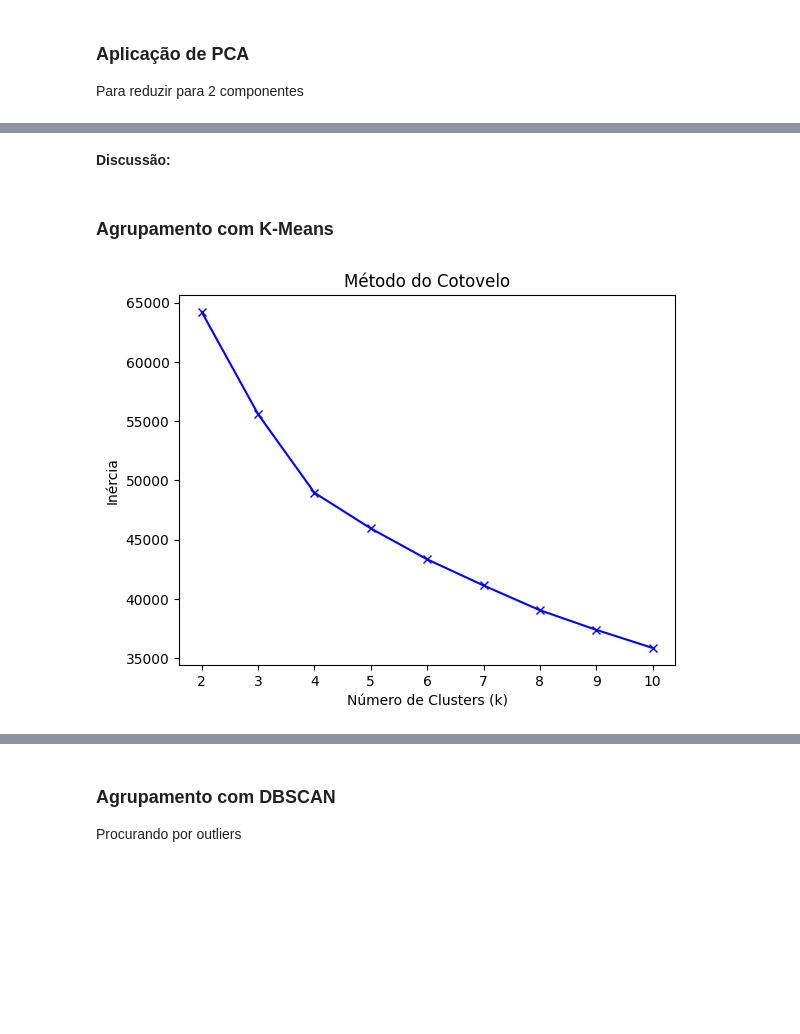
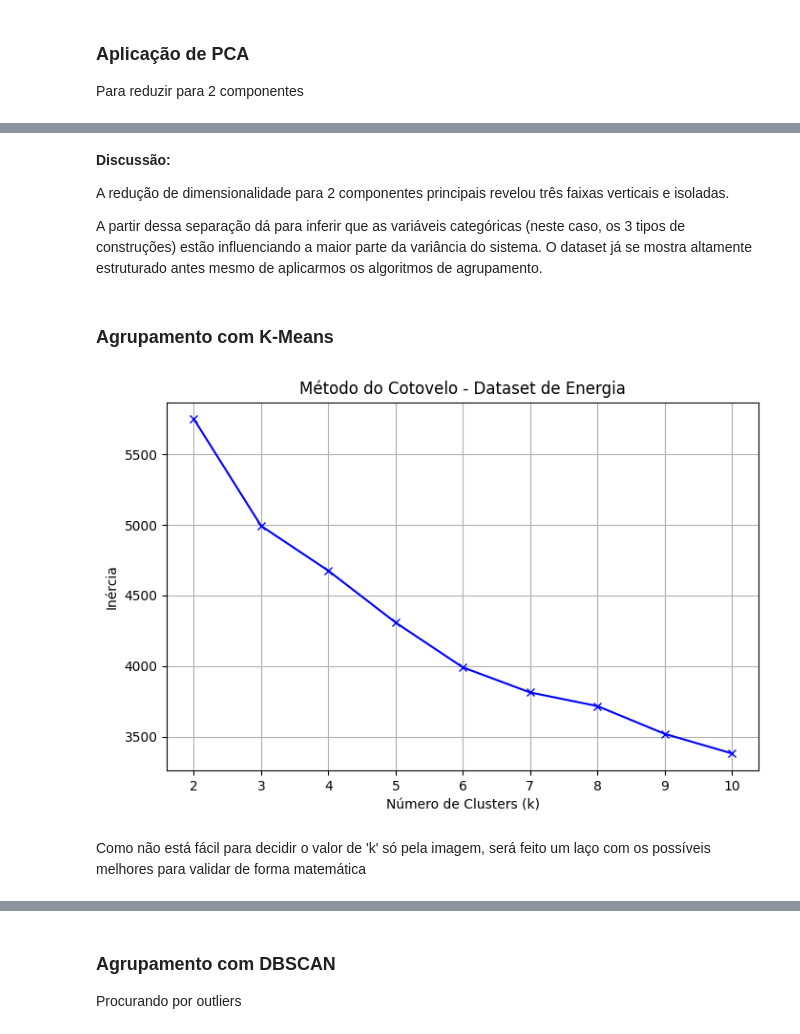
Before and after one commit to renanaqn/energy-weather-ml, a Jupyter notebook: nao_supervisionado.ipynb, the cells around one changed output, grey strips where cells are left out. Cells and saved outputs as stored; diff of their text form; code cells hidden in the pictures; blank space fills up the shorter version.

```diff
--- a/nao_supervisionado.ipynb
+++ b/nao_supervisionado.ipynb
@@ -21,15 +21,18 @@ from sklearn.metrics import silhouette_score, calinski_harabasz_score, davies_bo
 from sklearn.neighbors import NearestNeighbors
 # %%
-# Carregamento do dataset
-df1 = pd.read_csv('dataset/EV_Usage_Dataset_v2.csv')
+# Carregando os Dados de Energia
+df_energia = pd.read_csv('datasets/train_energy_data.csv')
 
-df1_features = []
+# Pré-processamento
+# Separando apenas as variáveis preditoras para tentar encontrar padrões de consumo
+features_energia = df_energia.drop(columns=['Energy Consumption'])
 
-# Limpeza Inicial
-df1 = df1.dropna(how='all')
-df1_numeric = df1[df1_features].fillna(df1[df1_features].median())
-scaler = StandardScaler()
-X1_scaled = scaler.fit_transform(df1_numeric)
+# Convertendo categorias (como Building Type e Day of Week) em numéricas
+X_energia = pd.get_dummies(features_energia, drop_first=True)
+
+# Escalonamento (Obrigatório para PCA e K-Means)
+scaler_energia = StandardScaler()
+X_energia_scaled = scaler_energia.fit_transform(X_energia)
 # %% [markdown]
 ### Aplicação de PCA
 Para reduzir para 2 componentes
@@ -51,21 +55,30 @@ Variância explicada pelos 2 componentes: 0.48
 # %% [markdown]
 **Discussão:**
+
+A redução de dimensionalidade para 2 componentes principais revelou três faixas verticais e isoladas.
+
+A partir dessa separação dá para inferir que as variáveis categóricas (neste caso, os 3 tipos de construções) estão influenciando a maior parte da variância do sistema. O dataset já se mostra altamente estruturado antes mesmo de aplicarmos os algoritmos de agrupamento.
 # %% [markdown]
 ### Agrupamento com K-Means
 # %%
-inertia1 = []
-K_range1 = range(2, 11)
+# K-Means: Método do Cotovelo
+inertia_energia = []
+K_range = range(2, 11)
 
-for k in K_range1:
+for k in K_range:
     kmeans = KMeans(n_clusters=k, random_state=42, n_init=10)
-    kmeans.fit(X1_scaled)
-    inertia1.append(kmeans.inertia1_)
+    kmeans.fit(X_energia_scaled)
+    inertia_energia.append(kmeans.inertia_)
 
-plt.plot(K_range1, inertia1, 'bx-')
+plt.figure(figsize=(8, 5))
+plt.plot(K_range, inertia_energia, 'bx-')
 plt.xlabel('Número de Clusters (k)')
 plt.ylabel('Inércia')
-plt.title('Método do Cotovelo')
+plt.title('Método do Cotovelo - Dataset de Energia')
+plt.grid(True)
 plt.show()
 # %% [output]
-[figure, old version]
+[figure, new version]
+# %% [markdown]
+Como não está fácil para decidir o valor de 'k' só pela imagem, será feito um laço com os possíveis melhores para validar de forma matemática
 # %%
```
Also changed, not shown: parts of 31 cells of this notebook, 3 other files.
